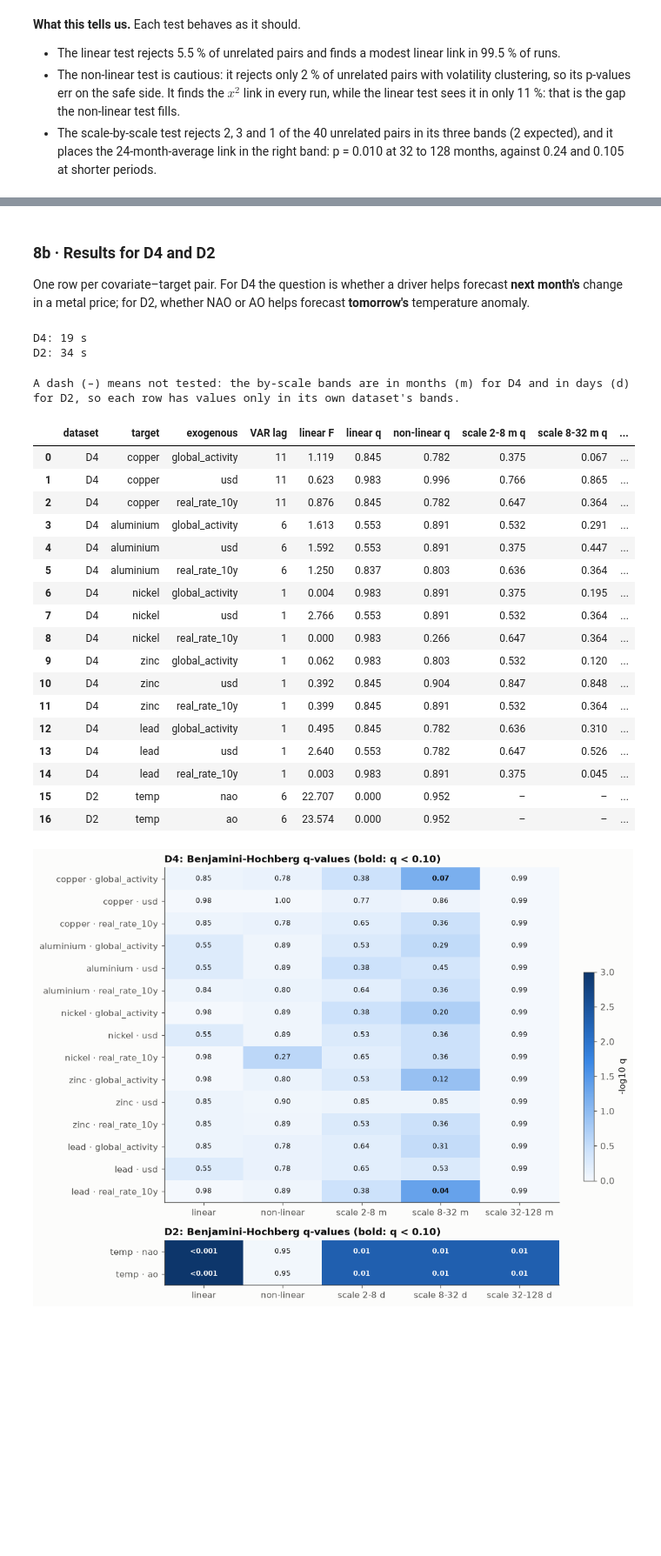
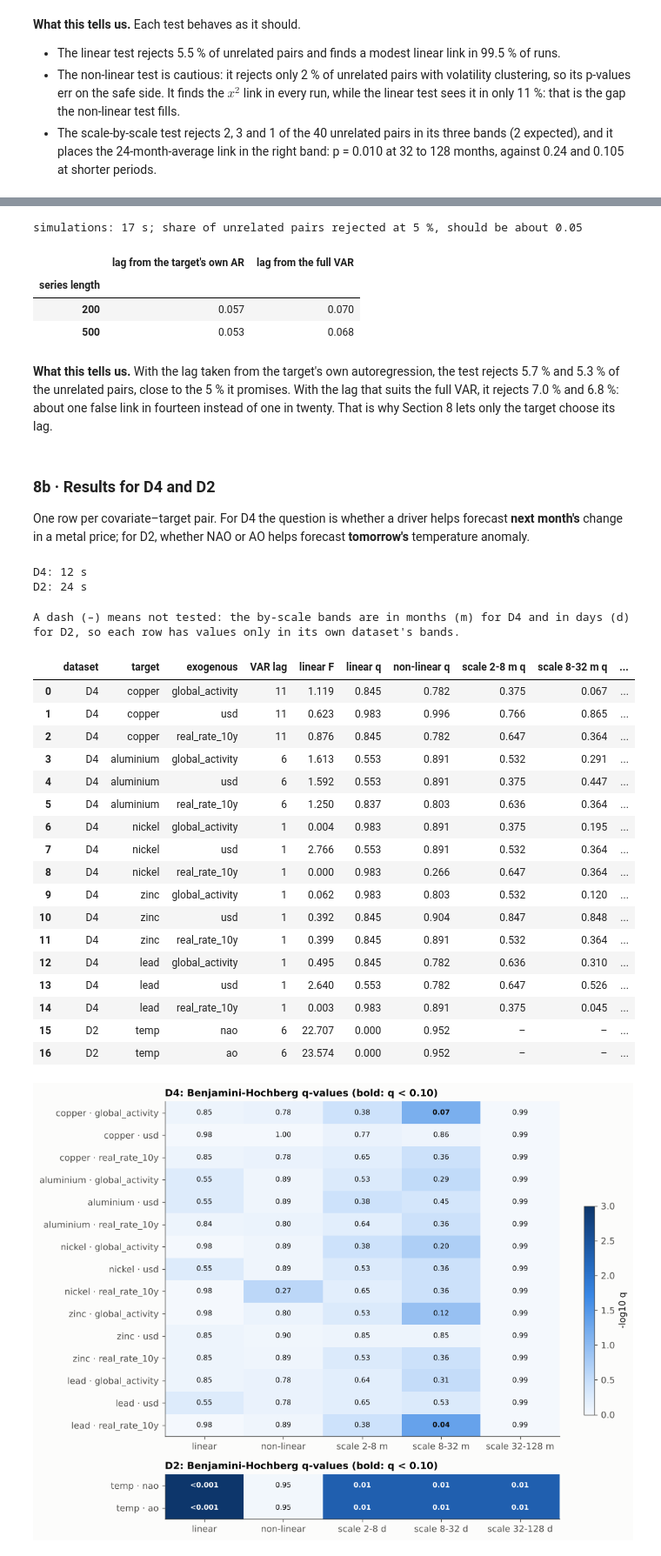
Before and after one commit to PacktPublishing/Hands-On-Open-Source-Foundation-Models-for-Time-Series-Forecasting, a Jupyter notebook: Chapter03_Zero_Shot_Forecasting/02_exogenous_relevance.ipynb, the cells around one changed output, grey strips where cells are left out. Shown at 87% size. Cells and saved outputs as stored; diff of their text form; code cells hidden in the pictures; blank space fills up the shorter version.

```diff
--- a/Chapter03_Zero_Shot_Forecasting/02_exogenous_relevance.ipynb
+++ b/Chapter03_Zero_Shot_Forecasting/02_exogenous_relevance.ipynb
@@ -1476,3 +1483,29 @@ simulations: 8 s
+# %%
+from statsmodels.tsa.api import VAR
+
+rng, t0 = np.random.default_rng(23), time.time()
+rows = []
+for n in (200, 500):
+    own, full = [], []
+    for r in range(1000):
+        y, x = ar1(n, 0.5, rng), ar1(n, 0.5, rng)
+        own.append(granger_linear(y, x, 12)["p_value"] < 0.05)                  # lag from y's own AR (our choice)
+        p_var = max(1, VAR(np.column_stack([y, x])).select_order(12).aic)       # lag from the full VAR
+        full.append(granger_linear(y, x, 12, lag=p_var)["p_value"] < 0.05)
+    rows.append({"series length": n, "lag from the target's own AR": np.mean(own), "lag from the full VAR": np.mean(full)})
+print(f"simulations: {time.time() - t0:.0f} s; share of unrelated pairs rejected at 5 %, should be about 0.05")
+pd.DataFrame(rows).set_index("series length").round(3)
+# %% [output]
+simulations: 17 s; share of unrelated pairs rejected at 5 %, should be about 0.05
+|  | lag from the target's own AR | lag from the full VAR |
+| series length |  |  |
+| 200 | 0.057 | 0.070 |
+| 500 | 0.053 | 0.068 |
+# %% [markdown]
+**What this tells us.** With the lag taken from the target's own autoregression, the test rejects 5.7 % and 5.3 %
+of the unrelated pairs, close to the 5 % it promises. With the lag that suits the full VAR, it rejects 7.0 % and
+6.8 %: about one false link in fourteen instead of one in twenty. That is why Section 8 lets only the target choose
+its lag.
 # %% [markdown]
 ### 8b · Results for D4 and D2
 
@@ -1507,8 +1540,8 @@ gc_all[["dataset", "target", "exogenous", "VAR lag", "linear F"] + q_cols].style
     "A dash (–) means not tested: the by-scale bands are in months (m) for D4 and in days (d) for D2, "
     "so each row has values only in its own dataset's bands.")
 # %% [output]
-D4: 19 s
-D2: 34 s
+D4: 12 s
+D2: 24 s
 A dash (–) means not tested: the by-scale bands are in months (m) for D4 and in days (d) for D2, so each row has values only in its own dataset's bands.
 |  | dataset | target | exogenous | VAR lag | linear F | linear q | non-linear q | scale 2-8 m q | scale 8-32 m q | ... |
 | 0 | D4 | copper | global_activity | 11 | 1.119 | 0.845 | 0.782 | 0.375 | 0.067 | ... |
```
Also changed, not shown: parts of 12 cells of this notebook, 15 other files.
